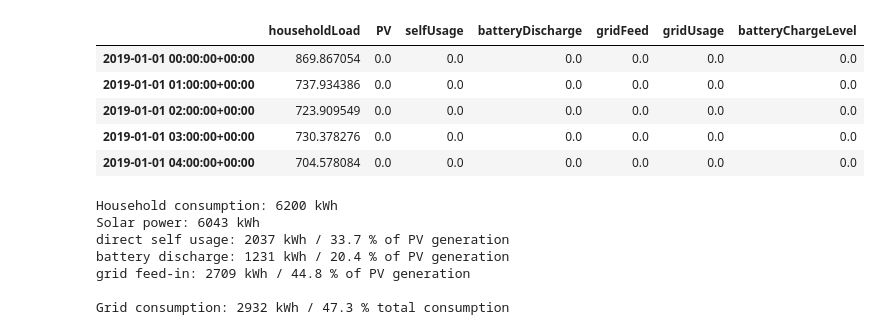
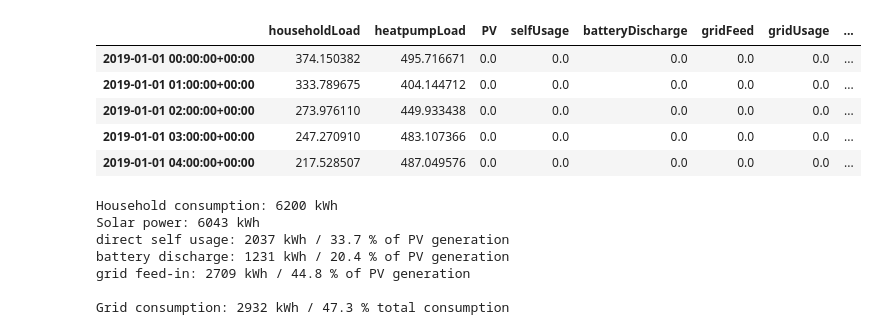
Before and after one commit to tongpu/solar-power-simulation, a Jupyter notebook: simulation-pvlib-PVGIS-hourly.ipynb, the cells around one changed output. Drawn from its saved outputs; the diff is of its cells as text; code cells hidden in the pictures.

```diff
--- a/simulation-pvlib-PVGIS-hourly.ipynb
+++ b/simulation-pvlib-PVGIS-hourly.ipynb
@@ -53,24 +53,29 @@ shift = pvPowerCombined.index[0] - datetime.datetime(2019, 1, 1, tzinfo=pytz.utc
 pvPowerCombined = pvPowerCombined.shift(-int(shift.total_seconds()/60), freq='min')
 # %%
 hdf = pd.HDFStore('2019_data_spatial.hdf5', mode='r')
-# Rescale load to our usage defined above
-householdLoad = hdf.get('/NO_PV/60min/HOUSEHOLD')*yearlyConsumptionHousehold*1000/hdf.get('/NO_PV/60min/HOUSEHOLD').P_TOT.sum() + hdf.get('/NO_PV/60min/HEATPUMP')*yearlyConsumptionHeatpump*1000/hdf.get('/NO_PV/60min/HEATPUMP').P_TOT.sum()
+# Rescale loads to our usage defined above
+householdLoad = hdf.get('/NO_PV/60min/HOUSEHOLD')*yearlyConsumptionHousehold*1000/hdf.get('/NO_PV/60min/HOUSEHOLD').P_TOT.sum()
+heatpumpLoad = hdf.get('/NO_PV/60min/HEATPUMP')*yearlyConsumptionHeatpump*1000/hdf.get('/NO_PV/60min/HEATPUMP').P_TOT.sum()
 # Add UTC timezone to allow merging the dataframe with the PVGIS dataframe
 householdLoad.index = householdLoad.index.tz_localize('UTC')
+heatpumpLoad.index = heatpumpLoad.index.tz_localize('UTC')
+# Rename columns
+householdLoad.rename(columns={'P_TOT': 'householdLoad'}, inplace=True)
+heatpumpLoad.rename(columns={'P_TOT': 'heatpumpLoad'}, inplace=True)
 # %%
-combinedDataframe = pd.concat([pvPowerCombined, householdLoad], axis=1)
-combinedDataframe.rename(columns={'P_TOT': 'householdLoad', 'P': 'PV'}, inplace=True)
+combinedDataframe = pd.concat([pvPowerCombined, householdLoad, heatpumpLoad], axis=1)
+combinedDataframe.rename(columns={'P': 'PV'}, inplace=True)
 # %%
-outputDataframe = combinedDataframe[['householdLoad', 'PV']]
+outputDataframe = combinedDataframe[['householdLoad', 'heatpumpLoad', 'PV']]
 outputDataframe = outputDataframe.assign(selfUsage=0., batteryDischarge=0., gridFeed=0., gridUsage=0., batteryChargeLevel=0., )
 outputDataframe.head()
 # %% [output]
-|  | householdLoad | PV | selfUsage | batteryDischarge | gridFeed | gridUsage | batteryChargeLevel |
-| 2019-01-01 00:00:00+00:00 | 869.867054 | 0.0 | 0.0 | 0.0 | 0.0 | 0.0 | 0.0 |
-| 2019-01-01 01:00:00+00:00 | 737.934386 | 0.0 | 0.0 | 0.0 | 0.0 | 0.0 | 0.0 |
-| 2019-01-01 02:00:00+00:00 | 723.909549 | 0.0 | 0.0 | 0.0 | 0.0 | 0.0 | 0.0 |
-| 2019-01-01 03:00:00+00:00 | 730.378276 | 0.0 | 0.0 | 0.0 | 0.0 | 0.0 | 0.0 |
-| 2019-01-01 04:00:00+00:00 | 704.578084 | 0.0 | 0.0 | 0.0 | 0.0 | 0.0 | 0.0 |
+|  | householdLoad | heatpumpLoad | PV | selfUsage | batteryDischarge | gridFeed | gridUsage | ... |
+| 2019-01-01 00:00:00+00:00 | 374.150382 | 495.716671 | 0.0 | 0.0 | 0.0 | 0.0 | 0.0 | ... |
+| 2019-01-01 01:00:00+00:00 | 333.789675 | 404.144712 | 0.0 | 0.0 | 0.0 | 0.0 | 0.0 | ... |
+| 2019-01-01 02:00:00+00:00 | 273.976110 | 449.933438 | 0.0 | 0.0 | 0.0 | 0.0 | 0.0 | ... |
+| 2019-01-01 03:00:00+00:00 | 247.270910 | 483.107366 | 0.0 | 0.0 | 0.0 | 0.0 | 0.0 | ... |
+| 2019-01-01 04:00:00+00:00 | 217.528507 | 487.049576 | 0.0 | 0.0 | 0.0 | 0.0 | 0.0 | ... |
 # %%
 for time, row in combinedDataframe.iterrows():
     PV_power = row.PV
```
Also changed, not shown: parts of 3 cells of this notebook.
